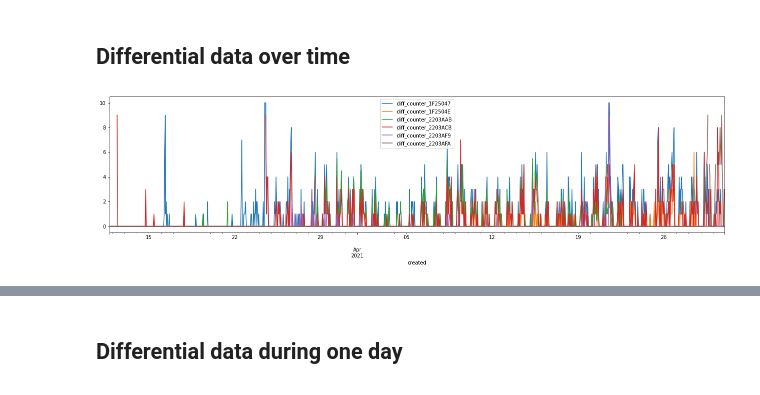
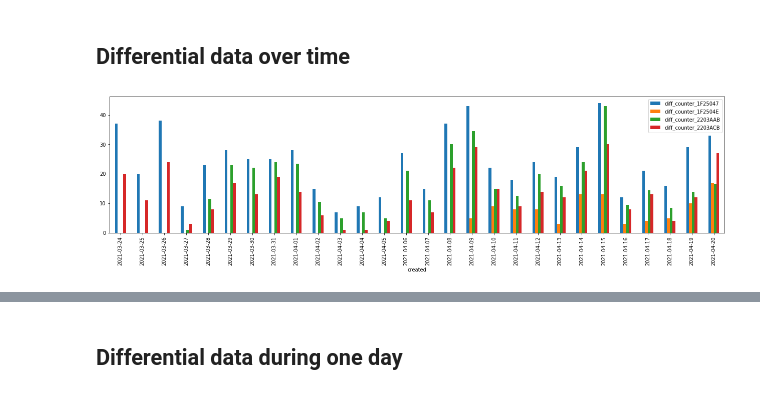
Before and after one commit to phyti1/ds_p4_kompotoi, a Jupyter notebook: Data_aquisition.ipynb, the cells around one changed output, grey strips where cells are left out. Cells and saved outputs as stored; diff of their text form; code cells hidden in the pictures.

Commit message:
updated graphs for docu

```diff
--- a/Data_aquisition.ipynb
+++ b/Data_aquisition.ipynb
@@ -590,7 +619,7 @@ See the caveats in the documentation: https://pandas.pydata.org/pandas-docs/stab
 # %%
 print(message_data_wide.isna().sum())
 
-diff_columns = list(message_data_wide.columns[message_data_wide.columns.str.startswith('diff_')])
+diff_columns = get_sub_columns(message_data_wide, True, '')
 
 for diff_column in diff_columns:
     # us np.nan, because pd.NA is non numeric and cannot be aggregated except after ifillna(0)
@@ -630,15 +659,23 @@ dtype: int64
 # %% [markdown]
 ## Create Daily data overview
 # %%
+message_data_days = get_vis_data(message_data_wide)
 # group by hour
-message_data_wide.set_index('created', inplace=True)
-message_data_days = message_data_wide.resample('D').max()
+message_data_days.set_index('created', inplace=True)
+
+# resample days, take daily end value for cummulative, sum for differential
+counters = message_data_days[get_sub_columns(message_data_days, False, '')].resample('D').max()
+diffs = message_data_days[get_sub_columns(message_data_days, True, '')].resample('D').sum()
+# merge
+message_data_days = pd.merge(counters, diffs, on='created', how='outer')
+
+message_data_days.reset_index(inplace=True)
+# message_data_days[get_sub_columns(message_data_days, True, '')] = message_data_days[get_sub_columns(message_data_days, True, '')].resample('D').sum()
 # inplace here to have created as valid column again to do [1:]
-message_data_wide.reset_index(inplace=True)
-message_data_days.reset_index(inplace=True)
 
-# select date only, rest is 0
+# # select date only, rest is 0
 message_data_days['created'] = message_data_days['created'].dt.date
 
-message_data_days.head()
+message_data_days.plot()
+message_data_days.loc[::10]
 # %% [output]
@@ -702,12 +746,3 @@ message_data_week
-# %%
-def get_sub_columns(df, cumulative : bool, index : str):
-    if cumulative:
-        columns = list(df.columns[df.columns.str.startswith('diff_')])
-    else:
-        columns = list(df.columns[df.columns.str.startswith('counter_')])
-
-    columns.append(index)
-    return columns
 # %% [markdown]
 ### Check max diff values per hour fo AAB
 # %%
@@ -777,6 +818,7 @@ fig.show()
 # %%
+# data timeframe already subselected
+ax = message_data_days[get_sub_columns(message_data_days, True, 'created')].plot(kind = 'bar', x='created', figsize=(22, 5))
 
-ax = message_data_wide[get_sub_columns(message_data_wide, True, 'created')].plot(kind = 'line', x='created', figsize=(22, 5))
-# ax.set_ylim([0, 20])
+# ax.xaxis.set_major_formatter(dates.DateFormatter("%d.%m.%Y"))
 # %% [output]
-[figure, old version]
+[figure, new version]
```
Also changed, not shown: parts of 19 cells of this notebook.
